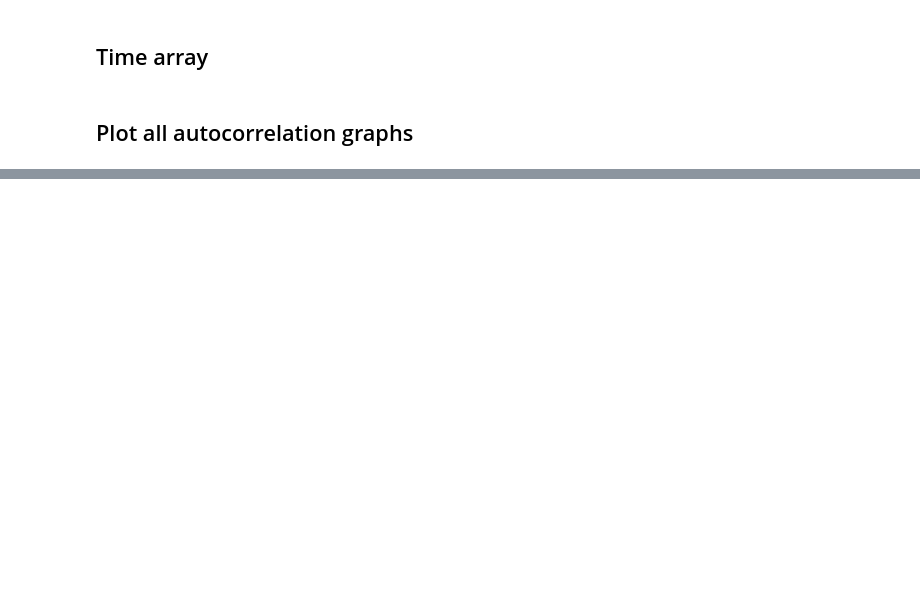
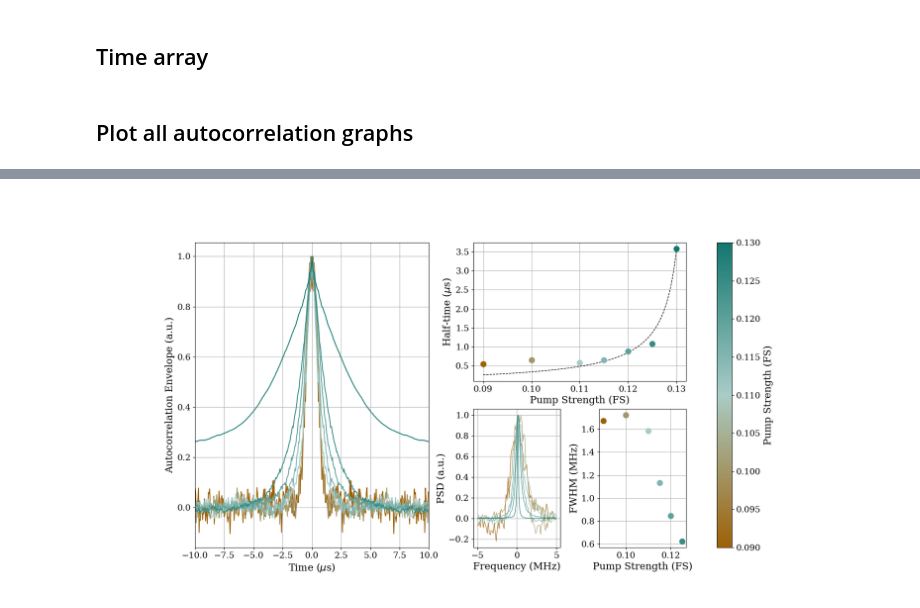
Before and after one commit to jaianandiyer690/Presto-Measurement-Scripts, a Jupyter notebook: LKIPA Measurements/Plot Autocorrelation.ipynb, the cells around one changed output, grey strips where cells are left out. Drawn from its saved outputs; the diff is of its cells as text; code cells hidden in the pictures; blank space fills up the shorter version.

```diff
--- a/LKIPA Measurements/Plot Autocorrelation.ipynb
+++ b/LKIPA Measurements/Plot Autocorrelation.ipynb
@@ -84,0 +257,78 @@ ax.legend(
+# %%
+from scipy.optimize import curve_fit
+
+# Exponential fit for half-time vs pump power
+def exp_model(x, a, b):
+    return a / (b - x)
+
+valid = ~np.isnan(half_time_list)
+try:
+    popt, _ = curve_fit(exp_model, pump_list[valid], half_time_list[valid],
+                        p0=[0.1, 1])
+    pump_fit = np.linspace(pump_list[0], pump_list[-1], 300)
+    half_time_fit = exp_model(pump_fit, *popt)
+    fit_ok = True
+except RuntimeError:
+    fit_ok = False
+
+# Build figure with nested gridspec
+fig = plt.figure(figsize=(18, 9), dpi=100)
+gs = fig.add_gridspec(2, 2, width_ratios=[1.1, 1])
+
+ax_ac   = fig.add_subplot(gs[:, 0])       # autocorrelation, full height
+ax_ht   = fig.add_subplot(gs[0, 1])       # half-time, top right
+gs_br   = gs[1, 1].subgridspec(1, 2, wspace=0.45)
+ax_psd  = fig.add_subplot(gs_br[0])       # PSD, bottom right left
+ax_fwhm = fig.add_subplot(gs_br[1])       # FWHM, bottom right right
+
+# --- Autocorrelation overlay ---
+for p_idx, p in enumerate(pump_list):
+    ax_ac.plot(t_arr,
+               autocorr_list[p_idx] / np.max(autocorr_list[p_idx]),
+               color=cmap(norm(p)))
+ax_ac.set_xlabel('Time ($\\mu$s)')
+ax_ac.set_ylabel('Autocorrelation Envelope (a.u.)')
+ax_ac.grid()
+ax_ac.set_xlim(-10, 10)
+
+# --- Half-time scatter + exponential fit ---
+for p_idx, p in enumerate(pump_list):
+    ax_ht.scatter(p, half_time_list[p_idx], color=cmap(norm(p)), s=80, zorder=3)
+if fit_ok:
+    ax_ht.plot(pump_fit, half_time_fit, '--', lw=1, color = 'black',
+               label=f'$a\\,e^{{bp}}$,  $a={popt[0]:.3f}$, $b={popt[1]:.1f}$')
+    #ax_ht.legend()
+ax_ht.set_xlabel('Pump Strength (FS)')
+ax_ht.set_ylabel('Half-time ($\\mu$s)')
+ax_ht.grid()
+
+# --- PSD overlay ---
+
+cutoff_idx = int(n_samples_RW * 0.4)
+indices = np.arange(cutoff_idx, n_samples_RW - cutoff_idx)
+
+for p_idx, p in enumerate(pump_list):
+    psd_s = np.concatenate((PSD_list[p_idx][n_samples_RW // 2:],
+                             PSD_list[p_idx][:n_samples_RW // 2]))
+    ax_psd.plot(f_arr[indices], psd_s[indices]/np.max(psd_s[indices]), color=cmap(norm(p)), lw=0.8)
+
+ax_psd.set_xlabel('Frequency (MHz)')
+ax_psd.set_ylabel('PSD (a.u.)')
+ax_psd.grid()
+
+# --- FWHM scatter ---
+for p_idx, p in enumerate(pump_list):
+    ax_fwhm.scatter(p, fwhm_list[p_idx], color=cmap(norm(p)), s=80, zorder=3)
+ax_fwhm.set_xlabel('Pump Strength (FS)')
+ax_fwhm.set_ylabel('FWHM (MHz)')
+ax_fwhm.grid()
+
+# --- Shared colorbar to the right of everything ---
+sm = cm.ScalarMappable(cmap=cmap, norm=norm)
+sm.set_array([])
+cbar = fig.colorbar(sm, ax=[ax_ac, ax_ht, ax_psd, ax_fwhm])
+cbar.set_label('Pump Strength (FS)')
+
+plt.show()
+# %% [output]
+[figure, added]
```
Also changed, not shown: parts of 8 cells of this notebook, 13 other files.
